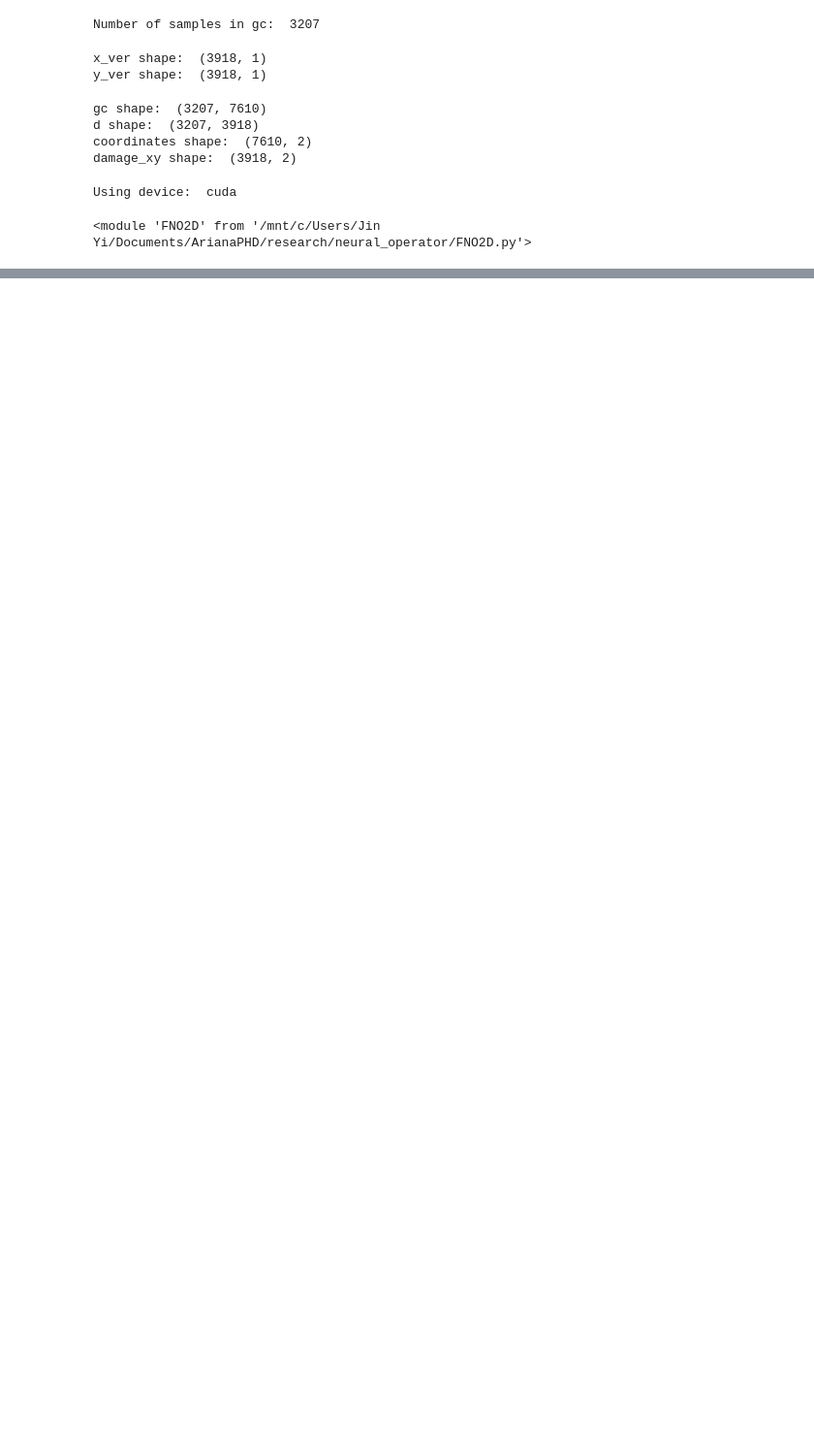
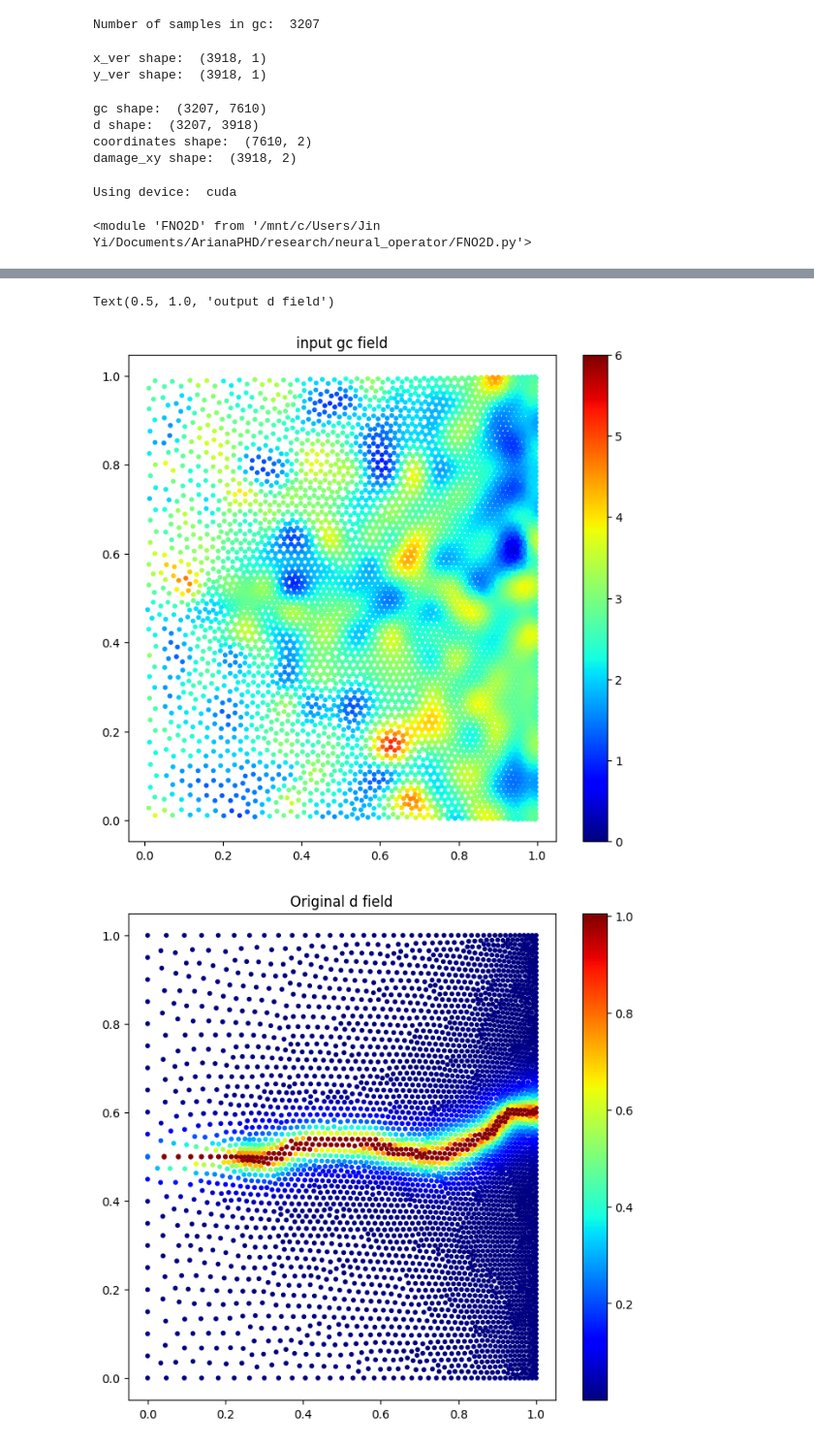
Before and after one commit to jinyi12/Fracture-Damage-Neural-Operator, a Jupyter notebook: neural_operator.ipynb, the cells around one changed output, grey strips where cells are left out. Shown at 97% size. Saved outputs shown, nothing was run; the diff lists cells and outputs as text; code cells hidden in the pictures; blank space fills up the shorter version.

Commit message:
update model and losses

```diff
--- a/neural_operator.ipynb
+++ b/neural_operator.ipynb
@@ -142,7 +152,6 @@ def validate(model, device, valid_loader, model_iphi):
 
     model.eval()
     valid_loss = 0
-    myloss = LpLoss(size_average=False)
 
     data_list = []
     output_list = []
@@ -153,6 +162,14 @@ def validate(model, device, valid_loader, model_iphi):
         for batch_idx, (data, damage) in enumerate(valid_loader):
             data, damage = data.to(device), damage.to(device)
             damage_values = damage[:, :, 2]
+
+            # HEAVISIDE WEIGHT FUNCTION
+            # find index of values > 0.3
+            w_batch_index = np.apply_along_axis(lambda x: x > 0.3, 1, damage[:, :, 2].cpu().numpy())
+            weights_norm = np.where(w_batch_index, (0.8/np.sum(w_batch_index, axis=1))[:, np.newaxis], (0.2/np.sum(~w_batch_index, axis=1))[:, np.newaxis])
+            weights_norm = torch.from_numpy(weights_norm).float().cuda()
+
+            myloss = MSELoss_weighted(weights_tensor = weights_norm)
 
             output = model(data, iphi=model_iphi, x_in = data[:, :, :2], x_out = damage[:, :, :2])
             if len(damage_values) == BATCH_SIZE:
@@ -262,0 +289,59 @@ Epoch: 051, Train Loss: 0.9079872, Valid Loss: 0.9078982, LR: 0.0005000
+# %%
+# load best model
+model = FNO2D.FNO2d(modes, modes, width=32, in_channels=3, out_channels=1, s1=s, s2=s).cuda()
+model_iphi = FNO2D.IPHI(width=32).cuda()
+model.load_state_dict(torch.load('Model/model.pt'))
+model_iphi.load_state_dict(torch.load('Model/model_iphi.pt'))
+
+valid_loss, data_list, output_list, damage_list = validate(model, device, test_loader, model_iphi)
+# %%
+# visualize
+# label
+id1, id2 = 9,2  # 75 batchs 8 per batch
+# i = id1*TEST_BATCH_SIZE + id2
+
+# subplots
+# gc
+
+x_n, y_n = coordinates.iloc[:, 0], coordinates.iloc[:, 1]
+
+plt.figure(figsize=(18, 7.5))
+plt.subplot(1, 2, 1)
+plt.scatter(x_n, y_n, c=data_list[id1][id2][:, 2], cmap='jet', s=10, vmin=0, vmax=6)
+plt.colorbar()
+plt.title('input gc field')
+
+
+# original d
+plt.figure(figsize=(18, 7.5))
+plt.subplot(1, 2, 1)
+plt.scatter(damage_x, damage_y, c=damage_list[id1][id2][:,2], cmap='jet', s=10)
+plt.colorbar()
+plt.title('Original d field')
+
+# d
+plt.figure(figsize=(18, 7.5))
+plt.subplot(1, 2, 1)
+plt.scatter(damage_x, damage_y, c=output_list[id1][id2], cmap='jet', s=10)
+plt.colorbar()
+plt.title('output d field')
+
+
+
+# # subplots
+# plt.subplot(1, 2, 2)
+# plt.scatter(x_ver, y_ver, c=d_label_test_list[id1][id2], cmap='jet', s=10)
+# plt.colorbar()
+# plt.title('AE Recon d field')
+
+
+# # predicted values
+# plt.figure(figsize=(18, 7.5))
+# plt.subplot(1, 2, 1)
+# plt.scatter(x_ver, y_ver, c=d_hat_test_list[id1][id2], cmap='jet', s=10)
+# plt.colorbar()
+# plt.title('Predicted d field')
+# %% [output]
+Text(0.5, 1.0, 'output d field')
+[figure, added]
+[figure, added]
```
Also changed, not shown: parts of 5 cells of this notebook, 2 other files.
